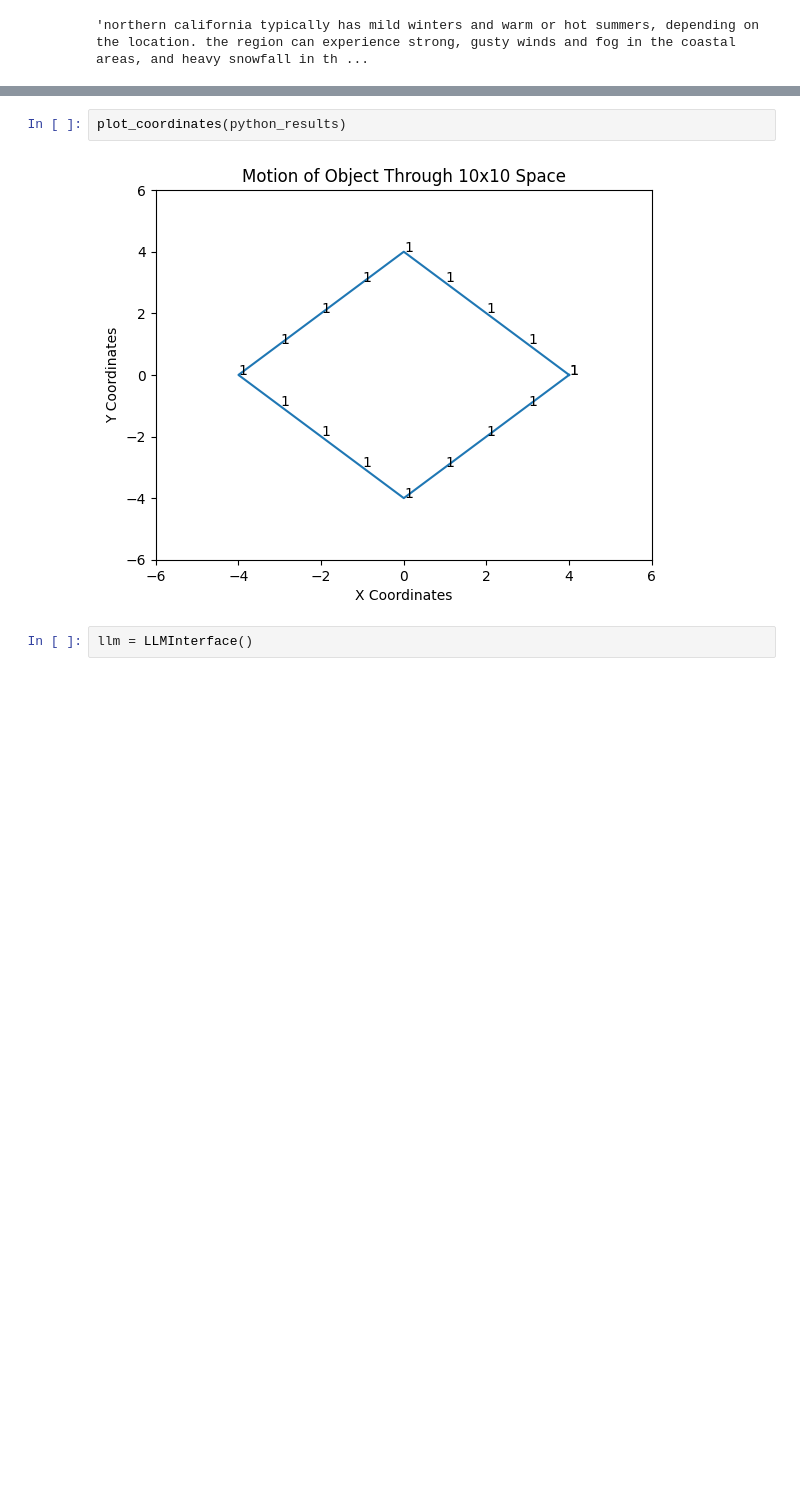
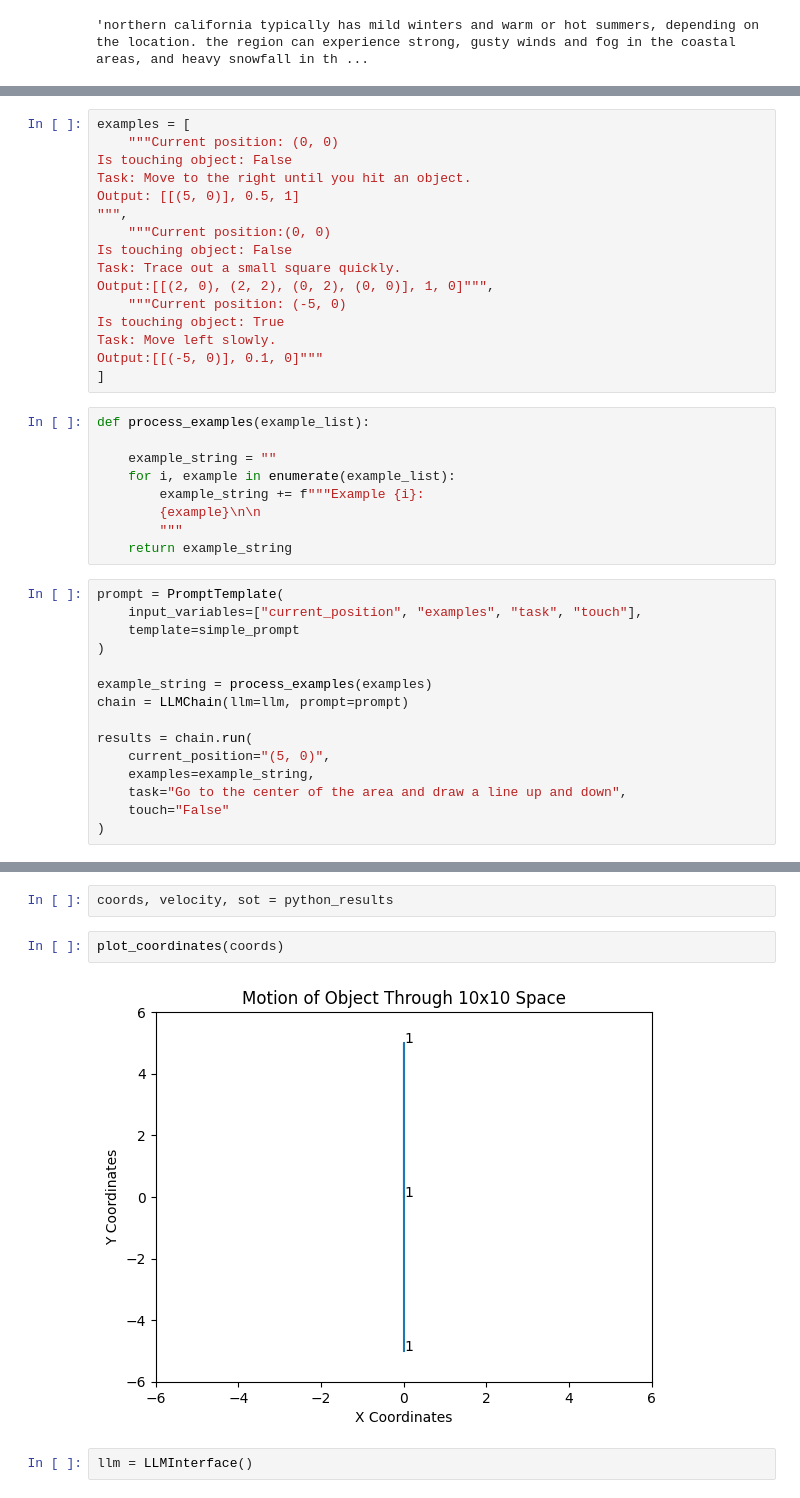
Before and after one commit to kohstall/body, a Jupyter notebook: notebooks/running robot.ipynb, the cells around one changed output, grey strips where cells are left out. Drawn from its saved outputs; the diff is of its cells as text; blank space fills up the shorter version.

```diff
--- a/notebooks/running robot.ipynb
+++ b/notebooks/running robot.ipynb
@@ -310,2 +318,42 @@ results = chain.run(
+# %%
+examples = [
+    """Current position: (0, 0)
+Is touching object: False
+Task: Move to the right until you hit an object.
+Output: [[(5, 0)], 0.5, 1]
+""",
+    """Current position:(0, 0)
+Is touching object: False
+Task: Trace out a small square quickly.
+Output:[[(2, 0), (2, 2), (0, 2), (0, 0)], 1, 0]""",
+    """Current position: (-5, 0)
+Is touching object: True
+Task: Move left slowly.
+Output:[[(-5, 0)], 0.1, 0]"""
+]
+# %%
+def process_examples(example_list):
+
+    example_string = ""
+    for i, example in enumerate(example_list):
+        example_string += f"""Example {i}:
+        {example}\n\n
+        """
+    return example_string
+# %%
+prompt = PromptTemplate(
+    input_variables=["current_position", "examples", "task", "touch"],
+    template=simple_prompt
+)
+
+example_string = process_examples(examples)
+chain = LLMChain(llm=llm, prompt=prompt)
+
+results = chain.run(
+    current_position="(5, 0)",
+    examples=example_string,
+    task="Go to the center of the area and draw a line up and down",
+    touch="False"
+)
 # %%
 python_results = eval(results)
@@ -312,7 +363,9 @@ python_results = eval(results)
+# %%
+coords, velocity, sot = python_results
 # %%
-plot_coordinates(python_results)
+plot_coordinates(coords)
 # %% [output]
-[figure, old version]
+[figure, new version]
 # %%
 llm = LLMInterface()
 # %%
```
Also changed, not shown: parts of 10 cells of this notebook.
